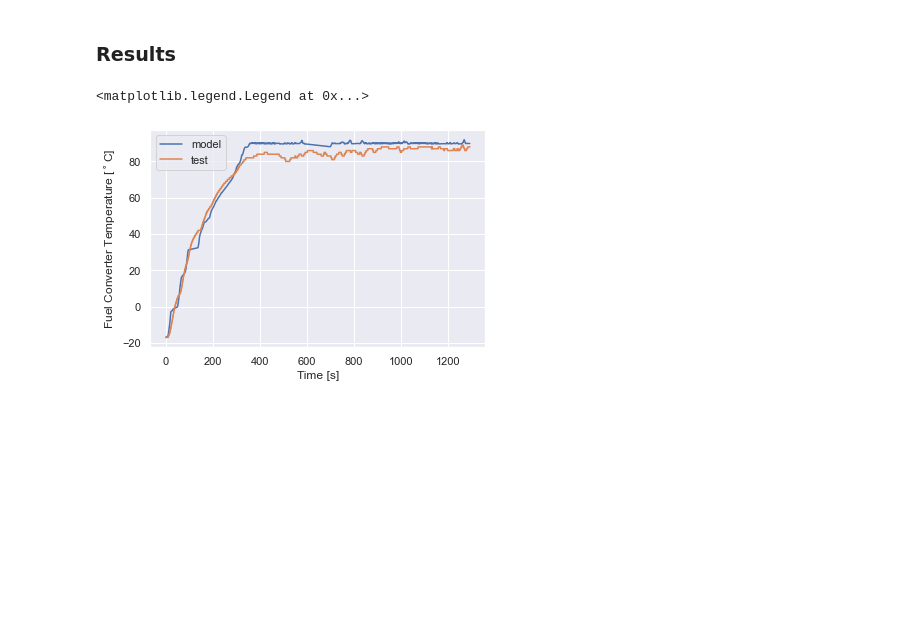
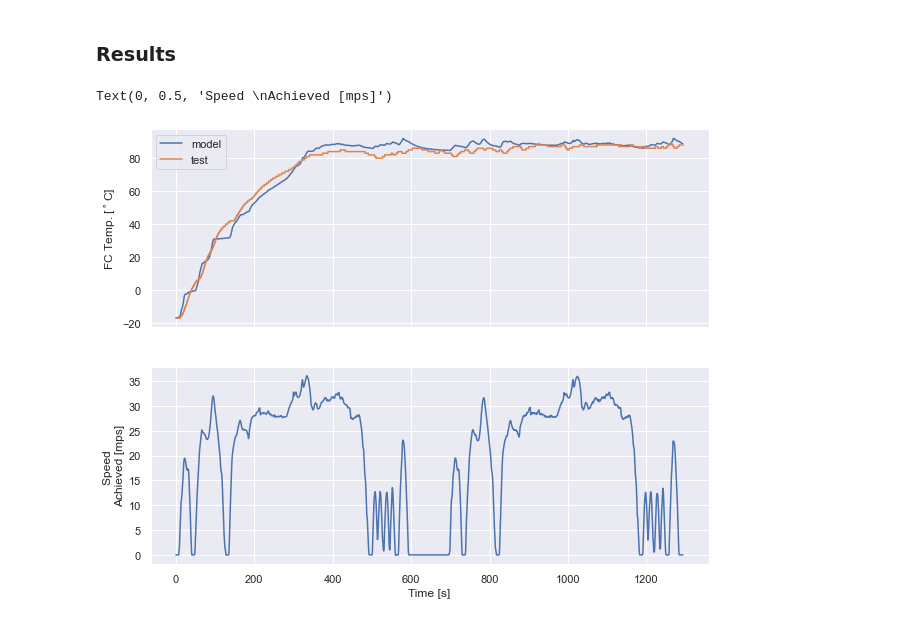
Before and after one commit to NREL/fastsim, a Jupyter notebook: docs/hot_demo.ipynb, the cells around one changed output. Drawn from its saved outputs; the diff is of its cells as text; code cells hidden in the pictures; blank space fills up the shorter version.

```diff
--- a/docs/hot_demo.ipynb
+++ b/docs/hot_demo.ipynb
@@ -197,11 +195,14 @@ Elapsed time: 1.02e-01 s
 # %% [markdown]
 ### Results
-# %%
-plt.plot(cyc.cycSecs, sim_drive.teFcDegC, label='model')
-plt.plot(test_time_steps, df.loc[idx[cyc_name, :, :], 'CylinderHeadTempC'], label='test')
-plt.xlabel('Time [s]')
-plt.ylabel('Fuel Converter Temperature [$^\circ$C]')
-plt.legend()
-# %% [output]
-<matplotlib.legend.Legend at 0x...>
-[figure, removed]
+# %%
+fig, (ax1, ax2) = plt.subplots(2, 1, sharex=True, figsize=(10,8))
+ax1.plot(cyc.cycSecs, sim_drive.teFcDegC, label='model')
+ax1.plot(test_time_steps, df.loc[idx[cyc_name, :, :], 'CylinderHeadTempC'], label='test')
+ax1.set_ylabel('FC Temp. [$^\circ$C]')
+ax1.legend()
+ax2.plot(cyc.cycSecs, sim_drive.mpsAch)
+ax2.set_xlabel('Time [s]')
+ax2.set_ylabel('Speed \nAchieved [mps]')
+# %% [output]
+Text(0, 0.5, 'Speed \nAchieved [mps]')
+[figure, added]
```
Also changed, not shown: parts of 7 cells of this notebook, 2 other files.
